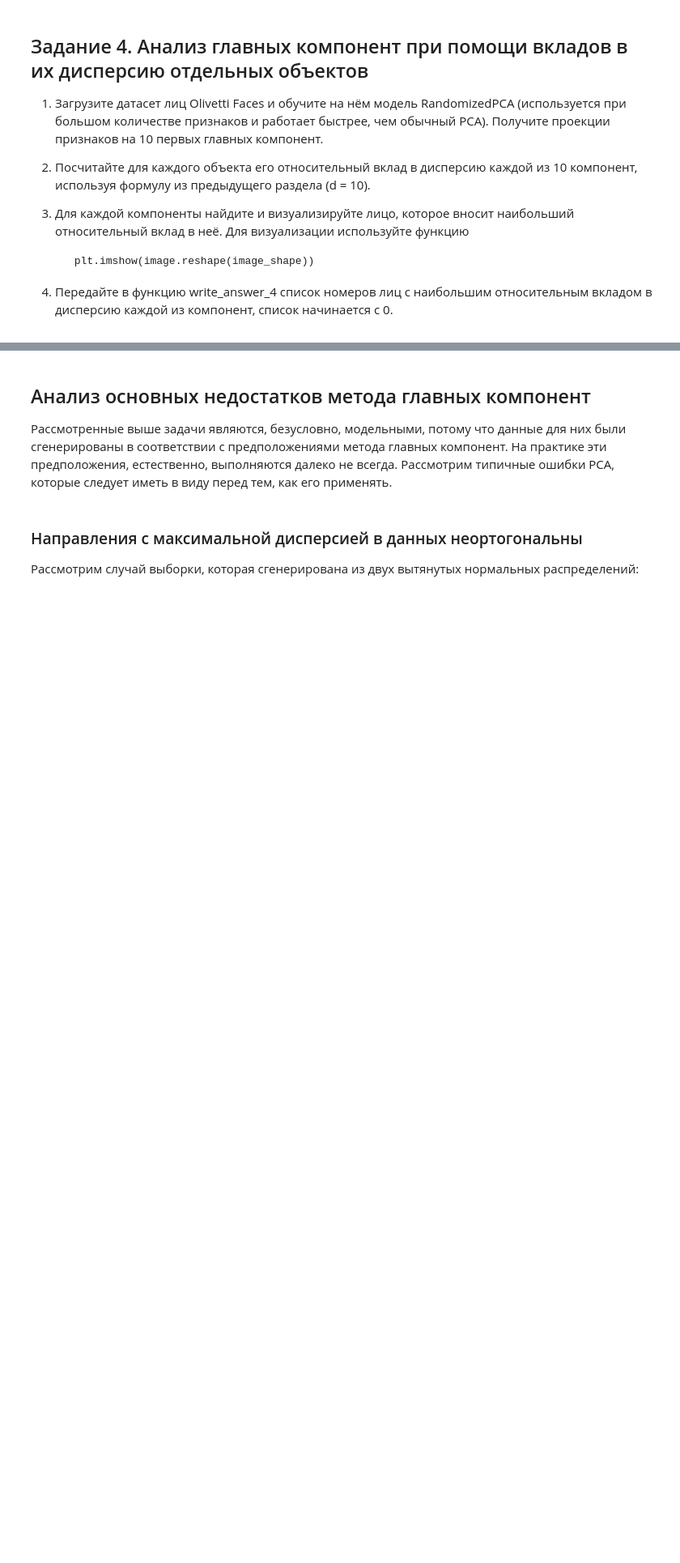
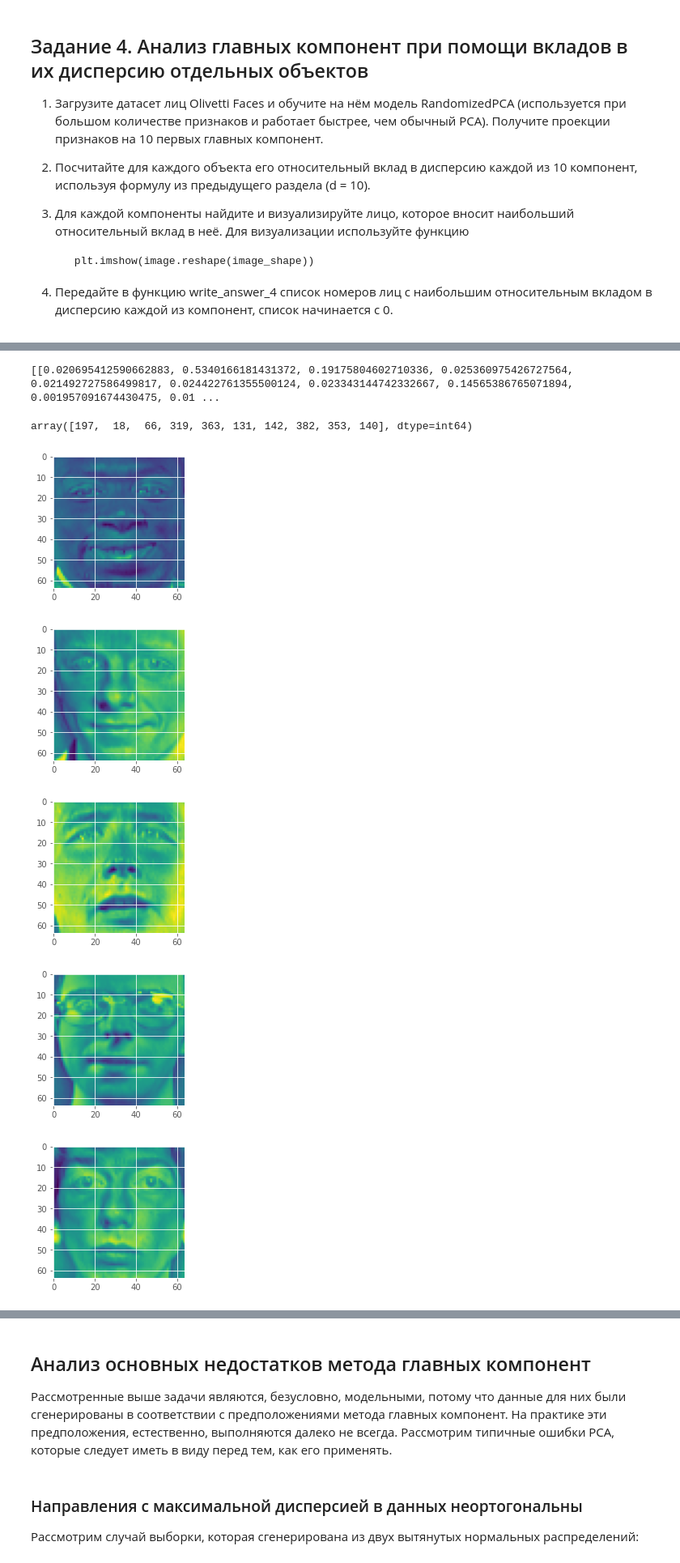
Before and after one commit to locacazador/pythonML, a Jupyter notebook: III course - unsupervised-learning/PCA/PCA.ipynb, the cells around one changed output, grey strips where cells are left out. Shown: that part at 81% size. Cells and saved outputs as stored; diff of their text form; code cells hidden in the pictures; blank space fills up the shorter version.

```diff
--- a/III course - unsupervised-learning/PCA/PCA.ipynb
+++ b/III course - unsupervised-learning/PCA/PCA.ipynb
@@ -413,0 +499,8 @@ image_shape = (64, 64)
+# %%
+#print(projections.shape)
+need_PCA_projections = projections[0:400, 0: 10]
+#print(need_PCA_projections.shape)
+# %%
+# отцентрируем компоненту и дадатсет
+data = data - data.mean(axis= 0)
+need_PCA_projections = need_PCA_projections - need_PCA_projections.mean(axis = 0)
@@ -413,0 +512,15 @@ image_shape = (64, 64)
+# %%
+list_of_cosine_objects = []
+for index, value in enumerate(need_PCA_projections):
+    list_tmp = []
+    for index_second, item in enumerate(value):
+        list_tmp.append( item ** 2 / np.sum ( value ** 2) )
+    list_of_cosine_objects.append(list_tmp)
+# %%
+print(list_of_cosine_objects)
+# %% [output]
+[[0.020695412590662883, 0.5340166181431372, 0.19175804602710336, 0.025360975426727564, 0.021492727586499817, 0.024422761355500124, 0.023343144742332667, 0.14565386765071894, 0.001957091674430475, 0.01 ...
+# %%
+np.argmax(list_of_cosine_objects, axis = 0)
+# %% [output]
+array([197,  18,  66, 319, 363, 131, 142, 382, 353, 140], dtype=int64)
@@ -413,0 +529,12 @@ image_shape = (64, 64)
+# %%
+faces = data[np.argmax(list_of_cosine_objects, axis = 0)]
+# %%
+for index, item in enumerate(faces):
+    plt.figure(figsize=(3,3))
+    plt.imshow(item.reshape(image_shape))
+# %% [output]
+[figure, added]
+[figure, added]
+[figure, added]
+[figure, added]
+[figure, added]
```
Also changed, not shown: parts of 31 cells of this notebook, 5 other files.
